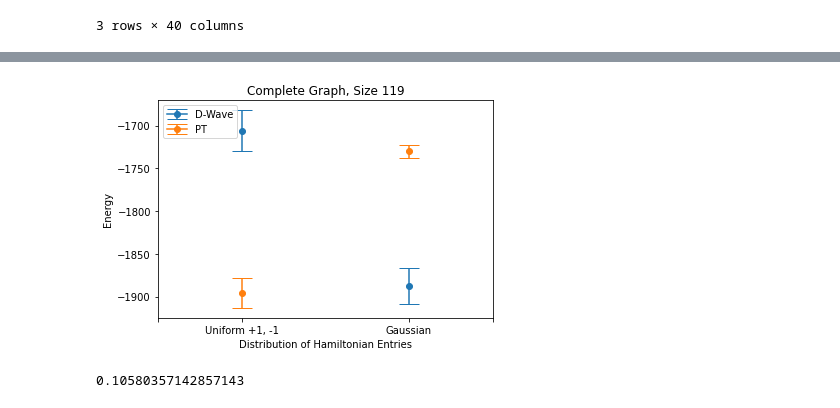
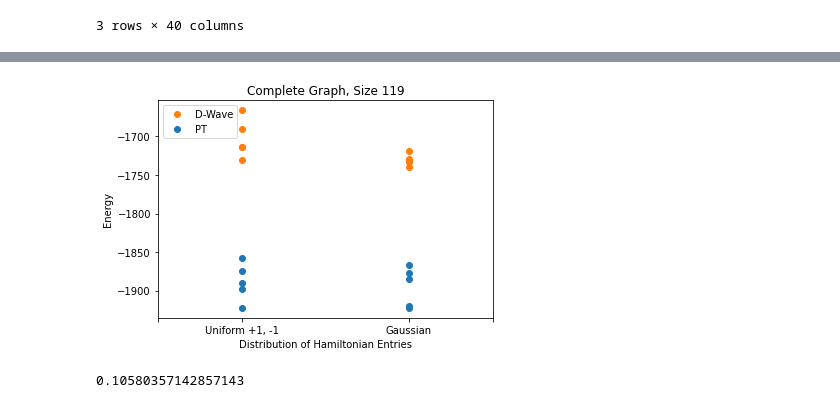
Before and after one commit to benkrakoff/Parallel-Tempering, a Jupyter notebook: Parallel Tempering Data.ipynb, the cells around one changed output, grey strips where cells are left out. Cells and saved outputs as stored; diff of their text form; code cells hidden in the pictures.

```diff
--- a/Parallel Tempering Data.ipynb
+++ b/Parallel Tempering Data.ipynb
@@ -140,5 +140,8 @@ comparison_df
 3 rows × 40 columns
 # %%
 comparison_df.to_csv("Data/Comparison_data.csv")
+# %%
+import pandas as pd
+comp_data = pd.read_csv("Data/Comparison_data.csv", index_col = 0)
 # %%
-comp_data = comparison_df
+comp_data
@@ -207,20 +219,21 @@ plt.show()
 # %%
 fig, ax = plt.subplots()
 ax.set_title("Complete Graph, Size 119")
-ax.errorbar([0], np.mean(dwave_cliq[6:]), yerr = np.std(dwave_cliq[6:]), marker ='o', label = 'D-Wave', capsize = 10)
-ax.errorbar([0], np.mean(pt_cliq[6:]), yerr = np.std(pt_cliq[6:]), marker = 'o', label = "PT", capsize = 10)
-ax.errorbar([1], np.mean(dwave_gauss_cliq[6:]), yerr = np.std(dwave_gauss_cliq[6:]), marker ='o', capsize = 10, color = 'tab:orange', ecolor = 'tab:orange')
-ax.errorbar([1], np.mean(pt_gauss_cliq[6:]), yerr = np.std(pt_gauss_cliq[6:]), marker = 'o', capsize = 10, color = 'tab:blue',ecolor = 'tab:blue')
-
+#ax.errorbar([0], np.mean(dwave_cliq[6:]), yerr = np.std(dwave_cliq[6:]), marker ='o', label = 'D-Wave', capsize = 10)
+#ax.errorbar([0], np.mean(pt_cliq[6:]), yerr = np.std(pt_cliq[6:]), marker = 'o', label = "PT", capsize = 10)
+#ax.errorbar([1], np.mean(dwave_gauss_cliq[6:]), yerr = np.std(dwave_gauss_cliq[6:]), marker ='o', capsize = 10, color = 'tab:orange', ecolor = 'tab:orange')
+#ax.errorbar([1], np.mean(pt_gauss_cliq[6:]), yerr = np.std(pt_gauss_cliq[6:]), marker = 'o', capsize = 10, color = 'tab:blue',ecolor = 'tab:blue')
+ax.plot([0]*5+[1]*5, dwave_cliq[5:]+dwave_gauss_cliq[5:],'or', marker = "o", label = 'D-Wave', color = 'tab:orange')
+ax.plot([0]*5+[1]*5, pt_cliq[5:]+pt_gauss_cliq[5:],'or', marker = "o", label = "PT", color = 'tab:blue')
 ax.set_xticks([-.5, 0, 1, 1.5])
 ax.set_xticklabels((None, 'Uniform +1, -1', 'Gaussian', None))
 ax.set_xlabel('Distribution of Hamiltonian Entries')
 ax.set_ylabel('Energy')
 ax.legend(loc = 'upper left')
 plt.savefig('Data/clique_119.png')
 plt.show()
 # %% [output]
-[figure, old version]
+[figure, new version]
 # %%
 import numpy as np
 np.mean([comp_data.at[2, "Cliq Gauss " + str(i)] for i in range(6, 11)])/448
```
Also changed, not shown: parts of 4 cells of this notebook, 16 other files.
